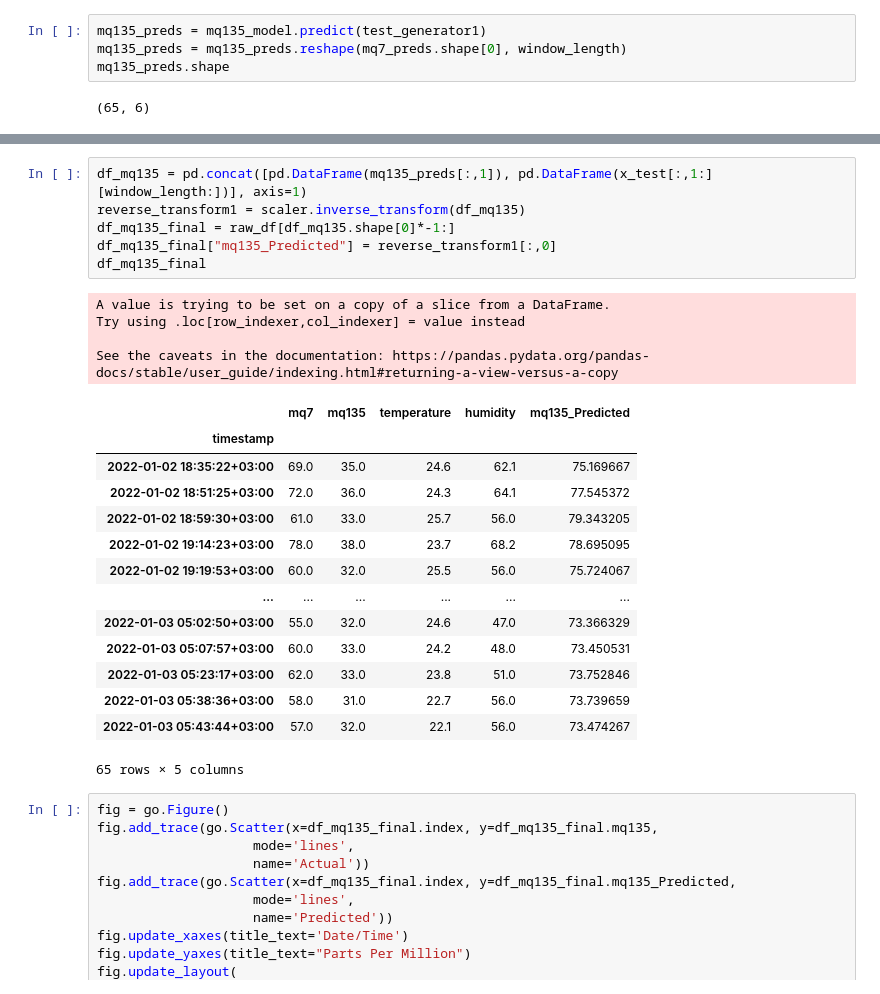
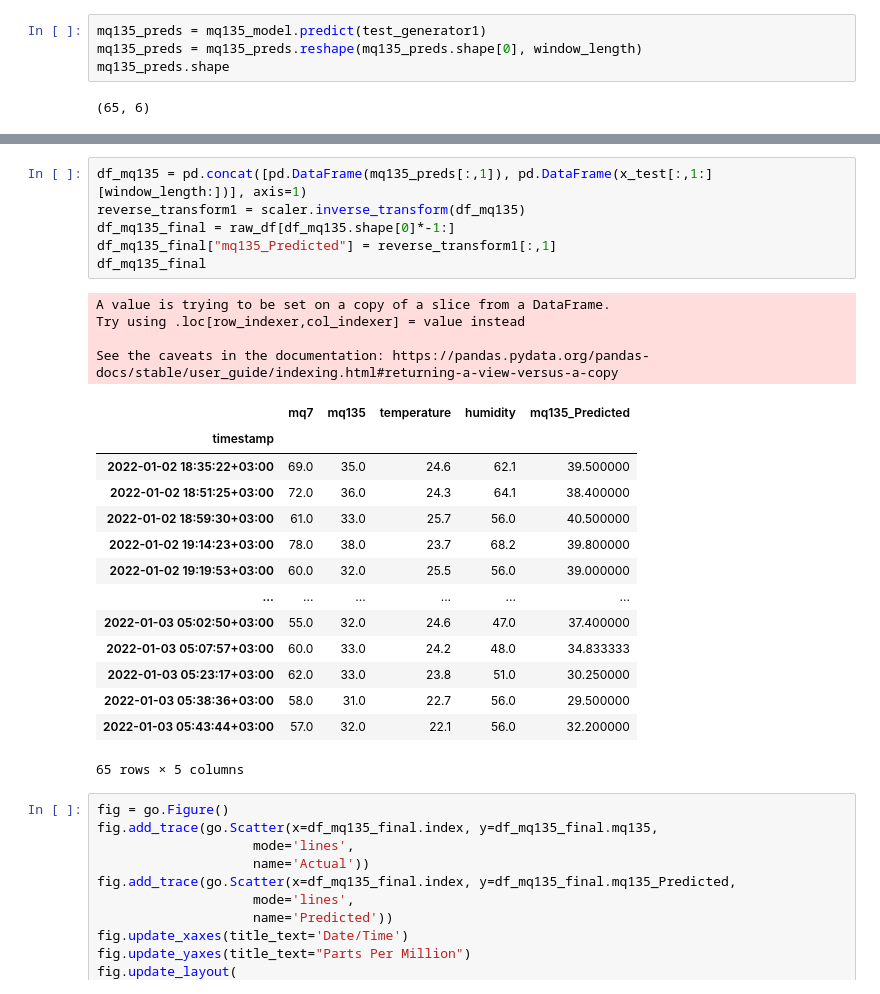
Before and after one commit to sam505/Air_Pollution_Monitoring, a Jupyter notebook: Data_Analysis_Visualization/Model_training.ipynb, the cells around one changed output, grey strips where cells are left out. Cells and saved outputs as stored; diff of their text form.

```diff
--- a/Data_Analysis_Visualization/Model_training.ipynb
+++ b/Data_Analysis_Visualization/Model_training.ipynb
@@ -259,7 +275,7 @@ mq7_preds.shape
 (65, 6)
 # %%
 mq135_preds = mq135_model.predict(test_generator1)
-mq135_preds = mq135_preds.reshape(mq7_preds.shape[0], window_length)
+mq135_preds = mq135_preds.reshape(mq135_preds.shape[0], window_length)
 mq135_preds.shape
 # %% [output]
 (65, 6)
@@ -313,27 +327,27 @@ fig.show()
 # %%
 df_mq135 = pd.concat([pd.DataFrame(mq135_preds[:,1]), pd.DataFrame(x_test[:,1:][window_length:])], axis=1)
 reverse_transform1 = scaler.inverse_transform(df_mq135)
 df_mq135_final = raw_df[df_mq135.shape[0]*-1:]
-df_mq135_final["mq135_Predicted"] = reverse_transform1[:,0]
+df_mq135_final["mq135_Predicted"] = reverse_transform1[:,1]
 df_mq135_final
 # %% [output]
 A value is trying to be set on a copy of a slice from a DataFrame.
 Try using .loc[row_indexer,col_indexer] = value instead
 
 See the caveats in the documentation: https://pandas.pydata.org/pandas-docs/stable/user_guide/indexing.html#returning-a-view-versus-a-copy
 |  | mq7 | mq135 | temperature | humidity | mq135_Predicted |
 | timestamp |  |  |  |  |  |
-| 2022-01-02 18:35:22+03:00 | 69.0 | 35.0 | 24.6 | 62.1 | 75.169667 |
-| 2022-01-02 18:51:25+03:00 | 72.0 | 36.0 | 24.3 | 64.1 | 77.545372 |
-| 2022-01-02 18:59:30+03:00 | 61.0 | 33.0 | 25.7 | 56.0 | 79.343205 |
-| 2022-01-02 19:14:23+03:00 | 78.0 | 38.0 | 23.7 | 68.2 | 78.695095 |
-| 2022-01-02 19:19:53+03:00 | 60.0 | 32.0 | 25.5 | 56.0 | 75.724067 |
+| 2022-01-02 18:35:22+03:00 | 69.0 | 35.0 | 24.6 | 62.1 | 39.500000 |
+| 2022-01-02 18:51:25+03:00 | 72.0 | 36.0 | 24.3 | 64.1 | 38.400000 |
+| 2022-01-02 18:59:30+03:00 | 61.0 | 33.0 | 25.7 | 56.0 | 40.500000 |
+| 2022-01-02 19:14:23+03:00 | 78.0 | 38.0 | 23.7 | 68.2 | 39.800000 |
+| 2022-01-02 19:19:53+03:00 | 60.0 | 32.0 | 25.5 | 56.0 | 39.000000 |
 | ... | ... | ... | ... | ... | ... |
-| 2022-01-03 05:02:50+03:00 | 55.0 | 32.0 | 24.6 | 47.0 | 73.366329 |
-| 2022-01-03 05:07:57+03:00 | 60.0 | 33.0 | 24.2 | 48.0 | 73.450531 |
-| 2022-01-03 05:23:17+03:00 | 62.0 | 33.0 | 23.8 | 51.0 | 73.752846 |
-| 2022-01-03 05:38:36+03:00 | 58.0 | 31.0 | 22.7 | 56.0 | 73.739659 |
-| 2022-01-03 05:43:44+03:00 | 57.0 | 32.0 | 22.1 | 56.0 | 73.474267 |
+| 2022-01-03 05:02:50+03:00 | 55.0 | 32.0 | 24.6 | 47.0 | 37.400000 |
+| 2022-01-03 05:07:57+03:00 | 60.0 | 33.0 | 24.2 | 48.0 | 34.833333 |
+| 2022-01-03 05:23:17+03:00 | 62.0 | 33.0 | 23.8 | 51.0 | 30.250000 |
+| 2022-01-03 05:38:36+03:00 | 58.0 | 31.0 | 22.7 | 56.0 | 29.500000 |
+| 2022-01-03 05:43:44+03:00 | 57.0 | 32.0 | 22.1 | 56.0 | 32.200000 |
 65 rows × 5 columns
 # %%
 fig = go.Figure()
```
Also changed, not shown: parts of 14 cells of this notebook, 13 other files.
